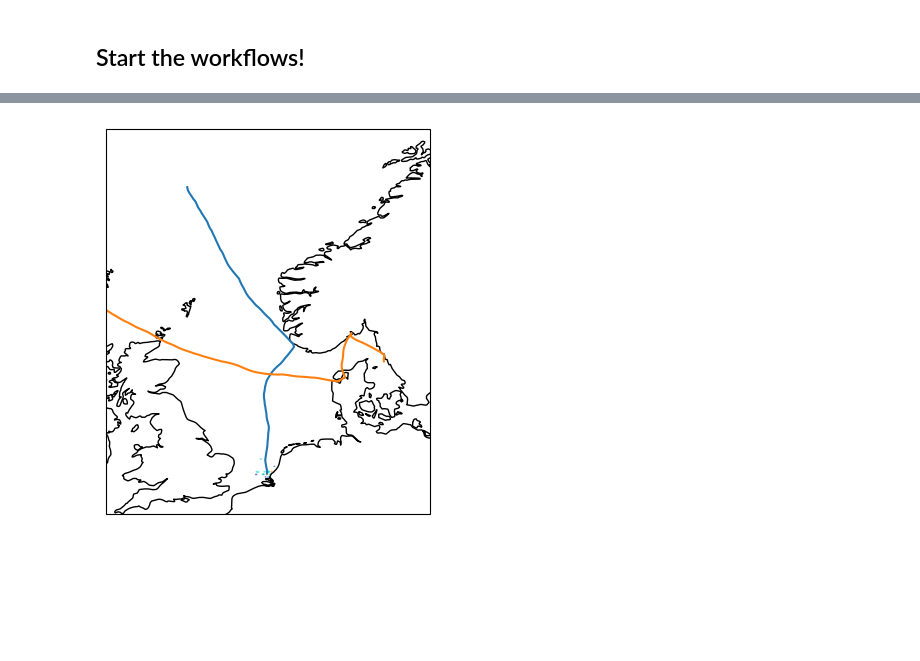
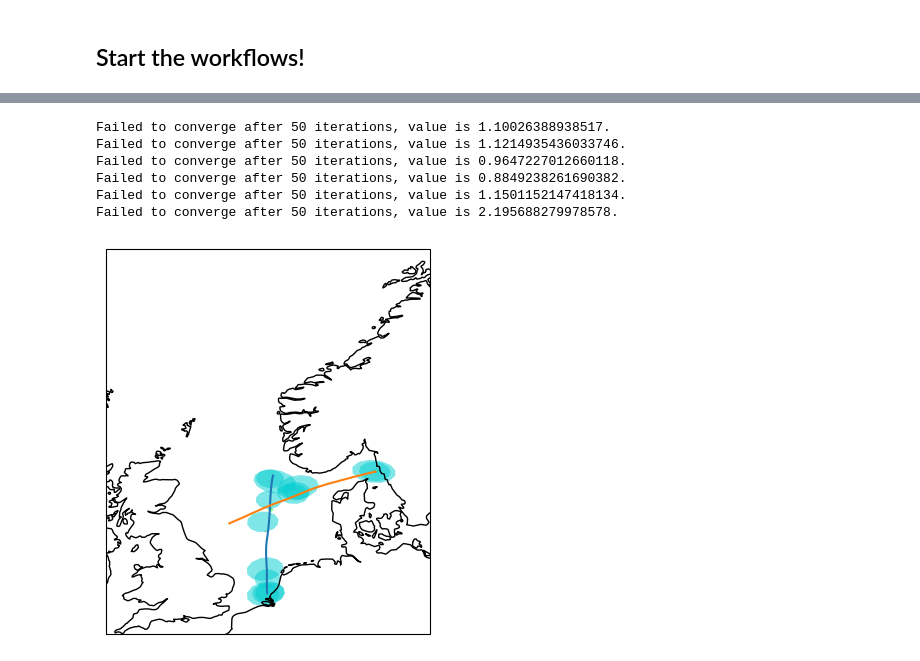
Before and after one commit to seakers/federated-scheduling, a Jupyter notebook: FAME-msa-workflow-dispatch.ipynb, the cells around one changed output, grey strips where cells are left out. Cells and saved outputs as stored; diff of their text form; code cells hidden in the pictures; blank space fills up the shorter version.

```diff
--- a/FAME-msa-workflow-dispatch.ipynb
+++ b/FAME-msa-workflow-dispatch.ipynb
@@ -106,6 +111,7 @@ swaths_at_nadir_km = {
     "CAPELLA-17 (ACADIA-7)": 10,
     "LOFT YAM-6": 19.8,
     "Ubotica CogniSat-6 HAMMER": 20,
+    "Ubotica ACCENTURE-1 SUAC": 20,
     "Mission Control Persistence": 100,
     "AEROCUBE 18A": 80,
     "AEROCUBE 18B": 80,
@@ -114,8 +120,7 @@ for dove_name in flock_names:
     swaths_at_nadir_km[dove_name] =  16.4 #https://www.newspace.im/constellations/planet-labs
 
 for iceye_name in iceye_names:
-    swaths_at_nadir_km[iceye_name] =  10
-print("FIX ICEYE SWATH")
+    swaths_at_nadir_km[iceye_name] =  100 # Scan imaging, https://sar.iceye.com/5.2.3/productguide/typesofsarcollection/
 
 # print("HACK!")
 # for sat, swath in swaths_at_nadir_km.items():
@@ -209,7 +214,11 @@ capella_acadia_satellites = [
 
 
 loft_satellites = [Satellite("LOFT YAM-6", Orbital("YAM-6", tle_file=tle_file_name_txt), instruments=[InstrumentType.RGB], has_continuous_isl_to_ground=True)]
-ubotica_satellites = [Satellite("Ubotica CogniSat-6 HAMMER", Orbital("HAMMER", tle_file=tle_file_name_txt), instruments=[InstrumentType.RGB], has_continuous_isl_to_ground=True)]
+ubotica_satellites = [
+    Satellite("Ubotica CogniSat-6 HAMMER", Orbital("HAMMER", tle_file=tle_file_name_txt), instruments=[InstrumentType.RGB], has_continuous_isl_to_ground=True),
+    Satellite("Ubotica ACCENTURE-1 SUAC", Orbital("ACCENTURE-1", tle_file=tle_file_name_txt), instruments=[InstrumentType.RGB], has_continuous_isl_to_ground=True),
+    ]
+
 mission_control_satellites = [Satellite("Mission Control Persistence", Orbital("LEMUR 2 KRISH", tle_file=tle_file_name_txt), instruments=[InstrumentType.RGB], has_continuous_isl_to_ground=True),]
 aerospace_corp_satellites = [
     Satellite("AEROCUBE 18A", Orbital("AEROCUBE 18A", tle_file=tle_file_name_txt), instruments=[InstrumentType.RGB], has_continuous_isl_to_ground=True),
@@ -333,7 +338,7 @@ constcolor = {sat.name: satmarkerer(sat.name) for sat in all_satellites}
 # %%
 Rotterdam = Location(3.8, 52, 0, "Rotterdam-ish")
 
-Gothenburg = Location(11.64, 57.60, 0, "Gothenburg")
+Gothenburg = Location(11.14, 58.10, 0, "Gothenburg")
 # %% [markdown]
 ### Communication opportunities
 # %%
@@ -428,15 +433,15 @@ So:
 # %%
 phenomenon_update_frequency = dt.timedelta(seconds=1800)
 
-avg_speed_kph = 37 # 20 kts
+avg_speed_kph = 37/2 # 20 kts
 start_speed_kph = avg_speed_kph
 start_heading_deg = 0
-heading_variance = .075
+heading_variance = .075/5
 speed_variance = 0.5
 
 # avg_speed_kph2 = 30 # 20 kts
 # start_speed_kph2 = avg_speed_kph2
-# start_heading_deg2 = 290
+start_heading_deg_G = 250
 # heading_variance = .075
 # speed_variance = 0.5
 
@@ -510,14 +515,14 @@ phenomena_gothenburg = [
         start_time=min_time,
         end_time=min_time+phenomenon_update_frequency,
         name = Gothenburg.name,
-        heading_deg=start_heading_deg,
+        heading_deg=start_heading_deg_G,
         speed_kph=start_speed_kph
     ),
 ]
 
 initial_toi_pose_gothenburg = Pose(lon_deg=Gothenburg.lon_deg, lat_deg=Gothenburg.lat_deg, time=min_time, alt_km=Gothenburg.alt_km, heading_deg=start_heading_deg, speed_kph=start_speed_kph, name="Gothenburg initial")
 
-new_heading_rad = start_heading_deg*np.pi/180.
+new_heading_rad = start_heading_deg_G*np.pi/180.
 
 random.seed(1)
 
@@ -606,7 +611,7 @@ axglobal.legend()
 # %%
 # phenomena = []
 
-world_with_brokers = World(satellites = all_satellites, phenomena=phenomena_with_stationary_toi)
+world_with_brokers = World(satellites = all_satellites, phenomena=phenomena)
 
 scheduler_planet = ConstellationGroundScheduler(satellites=dove_satellites+skysat_satellites+pelican_satellites+tanager_satellites, ground_stations=ground_stations, world=world_with_brokers, name="Planet")
 scheduler_umbra = ConstellationGroundScheduler(satellites=umbra_satellites, ground_stations=ground_stations, world=world_with_brokers, name="Umbra")
@@ -616,6 +621,10 @@ scheduler_ubotica = ConstellationGroundScheduler(satellites=ubotica_satellites,
 scheduler_mission_control = ConstellationGroundScheduler(satellites=mission_control_satellites, ground_stations=ground_stations, world=world_with_brokers, name="Mission Control")
 scheduler_aerospace = ConstellationGroundScheduler(satellites=aerospace_corp_satellites, ground_stations=ground_stations, world=world_with_brokers, name="AC")
 scheduler_iceye = ConstellationGroundScheduler(satellites=iceye_satellites, ground_stations=ground_stations, world=world_with_brokers, name="ICEYE")
+
+all_constellations = [scheduler_planet, scheduler_umbra, scheduler_capella, scheduler_LOFT, scheduler_ubotica, scheduler_mission_control, scheduler_aerospace, scheduler_iceye]
+
+constcolors = {c.name: constcolorer(c.name) for c in all_constellations}
 
 
 world_with_brokers.add_constellation(scheduler_planet)
@@ -633,7 +642,7 @@ other_broker = Broker(constellations=[scheduler_planet, scheduler_umbra, schedul
 
 
 world_with_brokers.add_broker(broker)
-# world_with_brokers.add_broker(other_broker)
+world_with_brokers.add_broker(other_broker)
 
 world_with_brokers.time = min_time
 # %% [markdown]
@@ -1446,37 +1544,43 @@ Planet submission success rate: 100.00%
 figglobal = plt.figure(figsize=(10,5))
 ax = figglobal.add_subplot(1,1,1, projection=ccrs.Robinson())
 ax.coastlines()
 _plot_offset_deg = 10
 
 mapcenter = Location(lon_deg=3.8, lat_deg=60, alt_km=0)
 
 axes_extents = (float(mapcenter.lon_deg)-_plot_offset_deg, float(mapcenter.lon_deg)+_plot_offset_deg, float(mapcenter.lat_deg)-_plot_offset_deg, float(mapcenter.lat_deg)+_plot_offset_deg)
 ax.set_extent(axes_extents, crs=ccrs.PlateCarree())
 
 for _chronicle in world_with_brokers.history:
     if type(_chronicle['event']) in [ObservationEvent]:
         _ax = plot_event(
             _chronicle,
             world_with_brokers,
             ax=ax,
             satellite_colors=satcolor,
             satellite_markers=satmarker,
-            constellation_colors=constcolor,
+            constellation_colors=constcolors,
             plot_time=False,
             plot_phenomena=False,
             plot_satellite_tracks=False,
             plot_ground_stations=False,
             plot_observation_gaze=False,
             plot_observation_target=False,
             plot_satellites=False
             )
 
 ax.plot([pos.lon_deg for pos in phenomena_rotterdam],[pos.lat_deg for pos in phenomena_rotterdam],transform=ccrs.Geodetic(), label="TOI trajectory (Rotterdam)")
 ax.plot([pos.lon_deg for pos in phenomena_gothenburg],[pos.lat_deg for pos in phenomena_gothenburg],transform=ccrs.Geodetic(), label="TOI trajectory (Gothenburg)")
-plt.savefig("media/MSA2_observations_ship_sigmahdg_{}_sigmav_{}.png".format(heading_variance, speed_variance),bbox_inches='tight')
-plt.savefig("media/MSA2_observations_ship_sigmahdg_{}_sigmav_{}.pdf".format(heading_variance, speed_variance),bbox_inches='tight')
+plt.savefig("media/MSA2_observations_2ships_v2_sigmahdg_{}_sigmav_{}.png".format(heading_variance, speed_variance),bbox_inches='tight')
+plt.savefig("media/MSA2_observations_2ships_v2_sigmahdg_{}_sigmav_{}.pdf".format(heading_variance, speed_variance),bbox_inches='tight')
 # %% [output]
+Failed to converge after 50 iterations, value is 1.10026388938517.
+Failed to converge after 50 iterations, value is 1.1214935436033746.
+Failed to converge after 50 iterations, value is 0.9647227012660118.
+Failed to converge after 50 iterations, value is 0.8849238261690382.
+Failed to converge after 50 iterations, value is 1.1501152147418134.
+Failed to converge after 50 iterations, value is 2.195688279978578.
-[figure, old version]
+[figure, new version]
 # %%
 print("There were {} observations".format(len([_e for _e in world_with_brokers.history if (type(_e['event']) in [ObservationEvent,])])))
 # %% [output]
```
Also changed, not shown: parts of 36 cells of this notebook, 9 other files.
